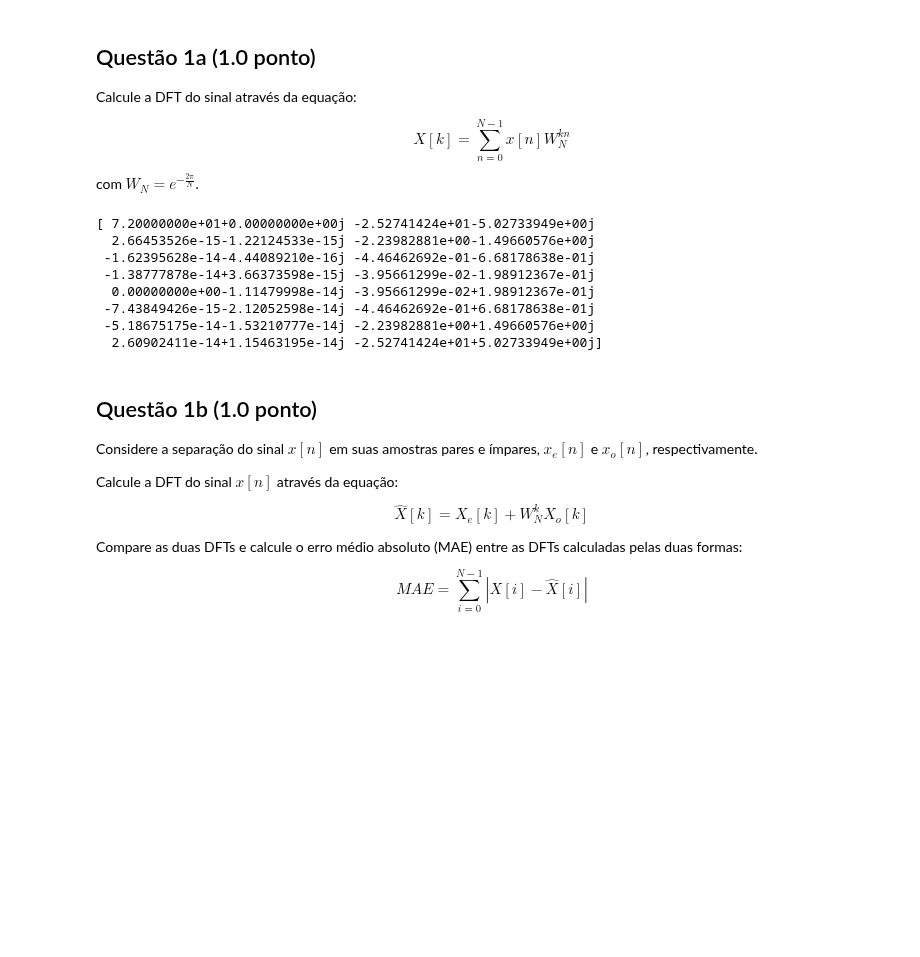
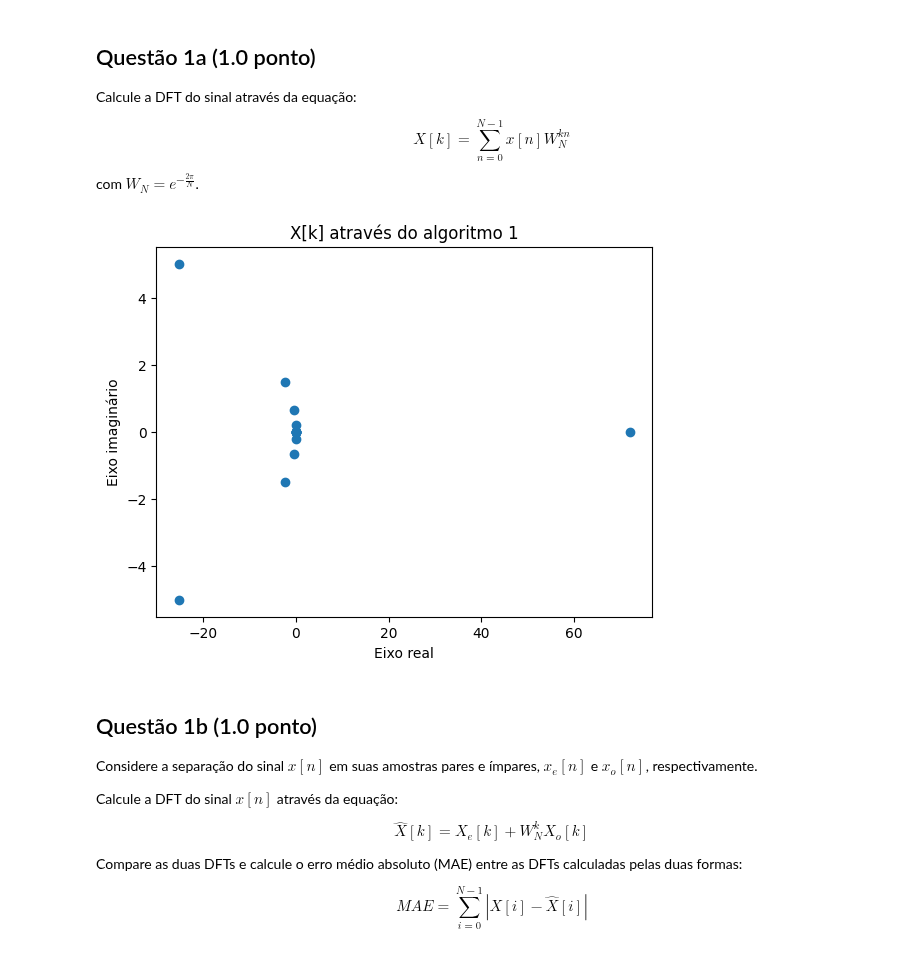
Before and after one commit to akaTsunemori/signal-processing-studies, a Jupyter notebook: projeto-4/projeto4.ipynb, the cells around one changed output. Saved outputs shown, nothing was run; the diff lists cells and outputs as text; code cells hidden in the pictures; blank space fills up the shorter version.

```diff
--- a/projeto-4/projeto4.ipynb
+++ b/projeto-4/projeto4.ipynb
@@ -43,26 +45,22 @@ com $W_{N} = e^{-\frac{2 \pi}{N}}$.
 # %%
 def dft(x: np.ndarray) -> np.ndarray:
     length = len(x)
     w_n = 2*np.pi/length
     response = np.zeros(length, dtype=complex)
     for i in range(length):
         for j in range(length):
             response[i] += x[j] * np.exp(-1j * i * j * w_n)
     return response
 
 
-signal = np.array([1, 2, 3, 4, 5, 6, 7, 8, 8, 7, 6, 5, 4, 3, 2, 1])
 x_k = dft(signal)
-print(x_k)
+plt.scatter(x_k.real, x_k.imag)
+plt.title('X[k] através do algoritmo 1')
+plt.ylabel('Eixo imaginário')
+plt.xlabel('Eixo real')
+plt.show()
 # %% [output]
-[ 7.20000000e+01+0.00000000e+00j -2.52741424e+01-5.02733949e+00j
-  2.66453526e-15-1.22124533e-15j -2.23982881e+00-1.49660576e+00j
- -1.62395628e-14-4.44089210e-16j -4.46462692e-01-6.68178638e-01j
- -1.38777878e-14+3.66373598e-15j -3.95661299e-02-1.98912367e-01j
-  0.00000000e+00-1.11479998e-14j -3.95661299e-02+1.98912367e-01j
- -7.43849426e-15-2.12052598e-14j -4.46462692e-01+6.68178638e-01j
- -5.18675175e-14-1.53210777e-14j -2.23982881e+00+1.49660576e+00j
-  2.60902411e-14+1.15463195e-14j -2.52741424e+01+5.02733949e+00j]
+[figure, added]
 # %% [markdown]
 ## Questão 1b (1.0 ponto)
 
```
Also changed, not shown: parts of 4 cells of this notebook.
